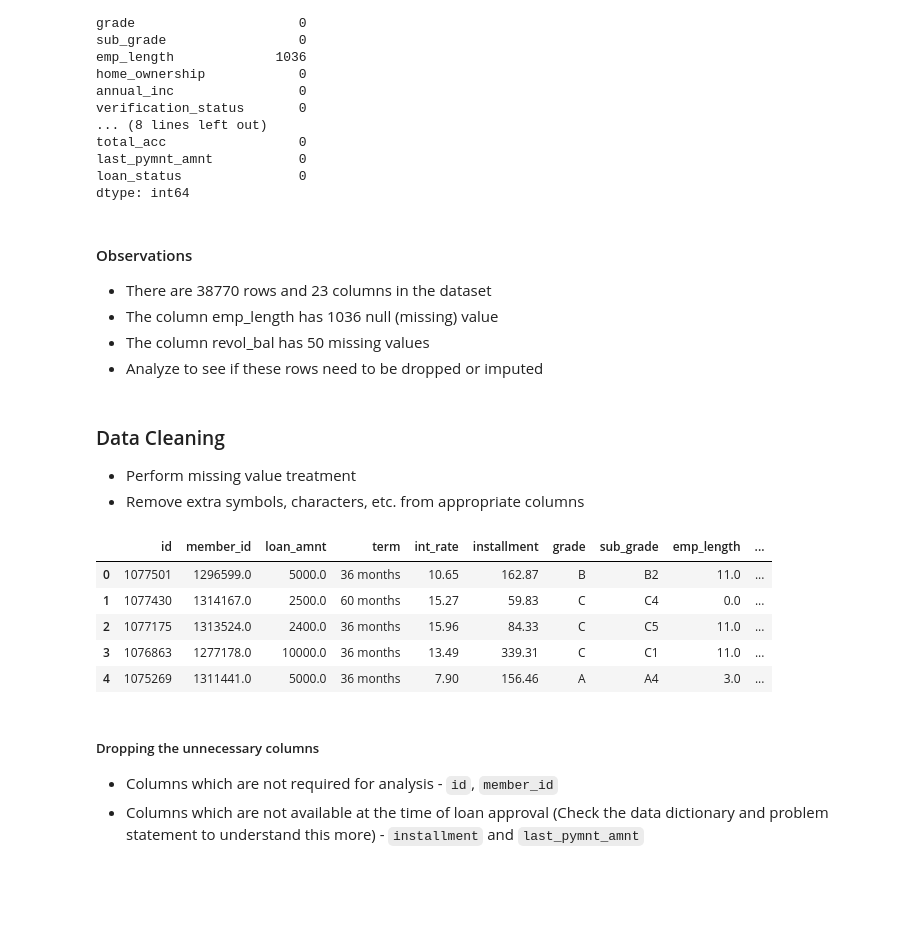
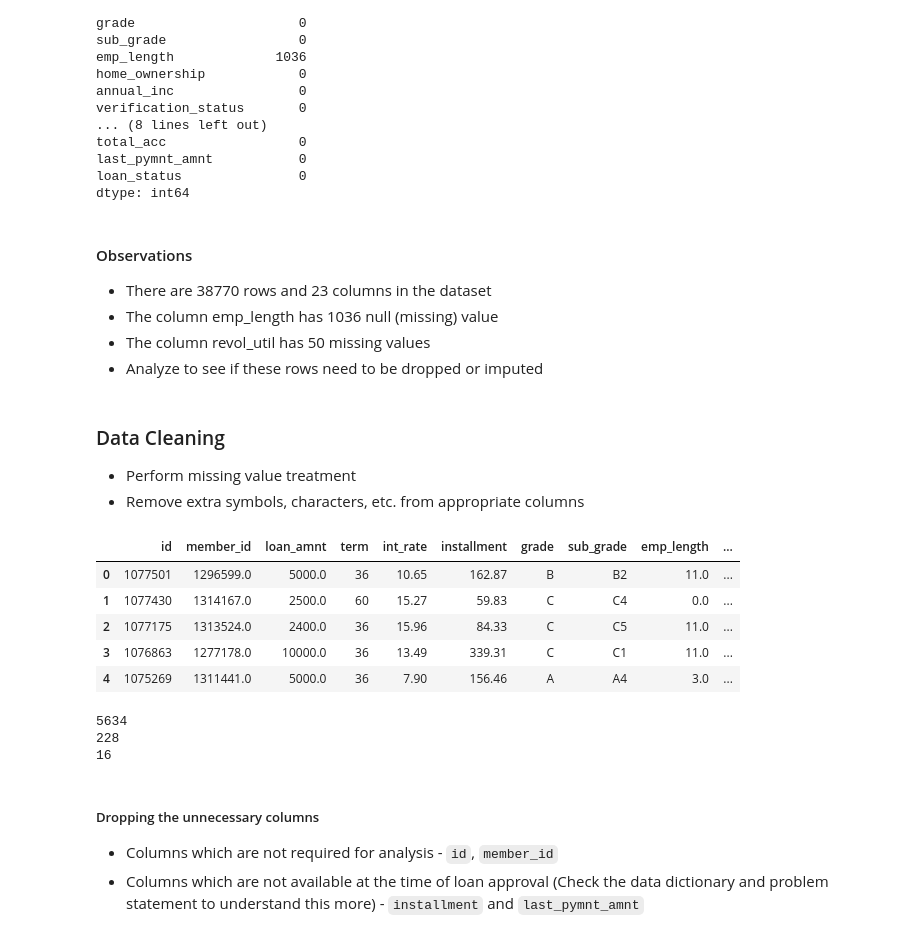
Before and after one commit to mkhallymysore/lending_club, a Jupyter notebook: Starter_Code_Loan_Approval_Lending_Club.ipynb, the cells around one changed output. Drawn from its saved outputs; the diff is of its cells as text; code cells hidden in the pictures; blank space fills up the shorter version.

```diff
--- a/Starter_Code_Loan_Approval_Lending_Club.ipynb
+++ b/Starter_Code_Loan_Approval_Lending_Club.ipynb
@@ -166,7 +159,7 @@ dtype: int64
 #### Observations
 *   There are 38770 rows and 23 columns in the dataset
 *   The column emp_length has 1036 null (missing) value
-*   The column revol_bal has 50 missing values
+*   The column revol_util has 50 missing values
 *   Analyze to see if these rows need to be dropped or imputed
 # %% [markdown]
 ### Data Cleaning
@@ -176,31 +169,35 @@ dtype: int64
 # %%
 ## Remove extra symbols, characters
 df['emp_length'] = df['emp_length'].replace({
     '10+ years': 11,
     '9 years': 9,
     '8 years': 8,
     '7 years': 7,
     '6 years': 6,
     '5 years': 5,
     '4 years': 4,
     '3 years': 3,
     '2 years': 2,
     '1 year': 1,
     '< 1 year': 0,
     'n/a': np.nan
 })
 
 # Convert to numeric
 df['emp_length'] = pd.to_numeric(df['emp_length'])
 
 #remove % from int_rate, revol_util and convert to float
 df['int_rate'] = df['int_rate'].astype(str).str.replace('%', '').astype(float)
 df['revol_util'] = df['revol_util'].astype(str).str.replace('%', '').astype(float)
+#remove months from term
+df['term'] = df['term'].str.replace('months', '')
+#Add a numeric column to check emp_length > 10+ years
+df['emp_10plus'] = (df['emp_length'] >= 11).astype(int)
 df.head()
 # %% [output]
 |  | id | member_id | loan_amnt | term | int_rate | installment | grade | sub_grade | emp_length | ... |
-| 0 | 1077501 | 1296599.0 | 5000.0 | 36 months | 10.65 | 162.87 | B | B2 | 11.0 | ... |
-| 1 | 1077430 | 1314167.0 | 2500.0 | 60 months | 15.27 | 59.83 | C | C4 | 0.0 | ... |
-| 2 | 1077175 | 1313524.0 | 2400.0 | 36 months | 15.96 | 84.33 | C | C5 | 11.0 | ... |
-| 3 | 1076863 | 1277178.0 | 10000.0 | 36 months | 13.49 | 339.31 | C | C1 | 11.0 | ... |
-| 4 | 1075269 | 1311441.0 | 5000.0 | 36 months | 7.90 | 156.46 | A | A4 | 3.0 | ... |
+| 0 | 1077501 | 1296599.0 | 5000.0 | 36 | 10.65 | 162.87 | B | B2 | 11.0 | ... |
+| 1 | 1077430 | 1314167.0 | 2500.0 | 60 | 15.27 | 59.83 | C | C4 | 0.0 | ... |
+| 2 | 1077175 | 1313524.0 | 2400.0 | 36 | 15.96 | 84.33 | C | C5 | 11.0 | ... |
+| 3 | 1076863 | 1277178.0 | 10000.0 | 36 | 13.49 | 339.31 | C | C1 | 11.0 | ... |
+| 4 | 1075269 | 1311441.0 | 5000.0 | 36 | 7.90 | 156.46 | A | A4 | 3.0 | ... |
@@ -209,3 +204,19 @@ df.head()
+# %%
+## Write your code
+# check how many rows have loan_status = 'Charged Off'
+count_co = df[df['loan_status'] == 'Charged Off'].shape[0]
+print(count_co)
+# #check how many rows with missing values in emp_length are charged off to evaluate if we can drop these rows with missing values
+count_missing_el = df[(df['loan_status'] == 'Charged Off') & (df['emp_length'].isnull())].shape[0]
+print(count_missing_el)
+#check how many rows with missing values in revol_util are charged off to evaluate if we can drop these rows with missing values
+
+count_missing_rb = df[(df['loan_status'] == 'Charged Off') & (df['revol_util'].isnull())].shape[0]
+print(count_missing_rb)
+# %% [output]
+5634
+228
+16
 # %%
 ## Write your code
 # %%
```
Also changed, not shown: parts of 3 cells of this notebook.
